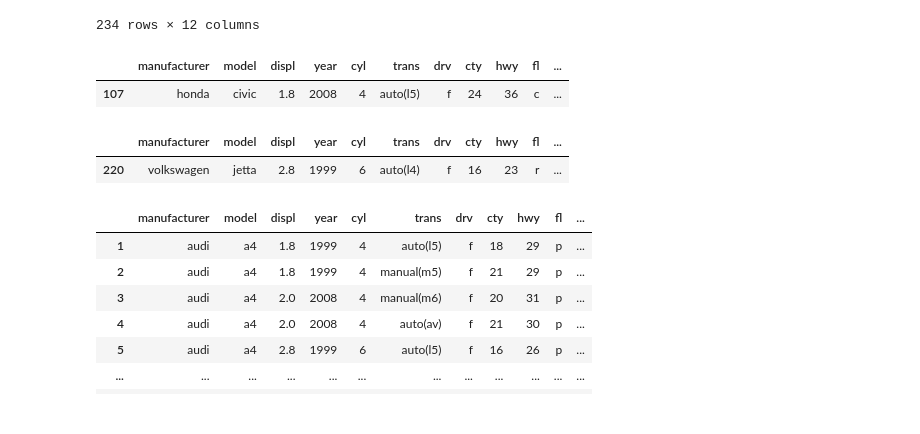
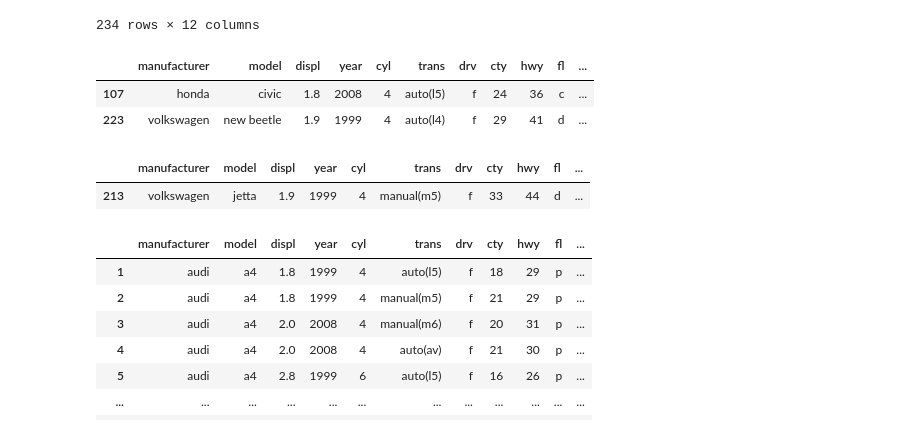
Before and after one commit to Larry-Holmes/numpy-pandas-visualization-exercises, a Jupyter notebook: dataframes.ipynb, the cells around one changed output. Cells and saved outputs as stored; diff of their text form; code cells hidden in the pictures.

```diff
--- a/dataframes.ipynb
+++ b/dataframes.ipynb
@@ -258,17 +258,18 @@ mpg_df
 # %%
 # Which car (or cars) has the highest mileage difference?
 
-mpg_df.sort_values(by='mileage_difference', ascending=False).head(1)
+mpg_df.sort_values(by='mileage_difference', ascending=False).head(2)
 # %% [output]
 |  | manufacturer | model | displ | year | cyl | trans | drv | cty | hwy | fl | ... |
 | 107 | honda | civic | 1.8 | 2008 | 4 | auto(l5) | f | 24 | 36 | c | ... |
+| 223 | volkswagen | new beetle | 1.9 | 1999 | 4 | auto(l4) | f | 29 | 41 | d | ... |
 # %%
 # Which compact class car has the lowest highway mileage? The best?
 
-mpg_df[mpg_df['class']=='compact'].sort_values(by='hwy').head(1)
+mpg_df[mpg_df['class']=='compact'].sort_values(by='hwy').tail(1) #.head(1)
 # %% [output]
 |  | manufacturer | model | displ | year | cyl | trans | drv | cty | hwy | fl | ... |
-| 220 | volkswagen | jetta | 2.8 | 1999 | 6 | auto(l4) | f | 16 | 23 | r | ... |
+| 213 | volkswagen | jetta | 1.9 | 1999 | 4 | manual(m5) | f | 33 | 44 | d | ... |
 # %%
 # Create a column named average_mileage that is the mean of the city and highway mileage.
 
```
Also changed, not shown: parts of 6 cells of this notebook.
